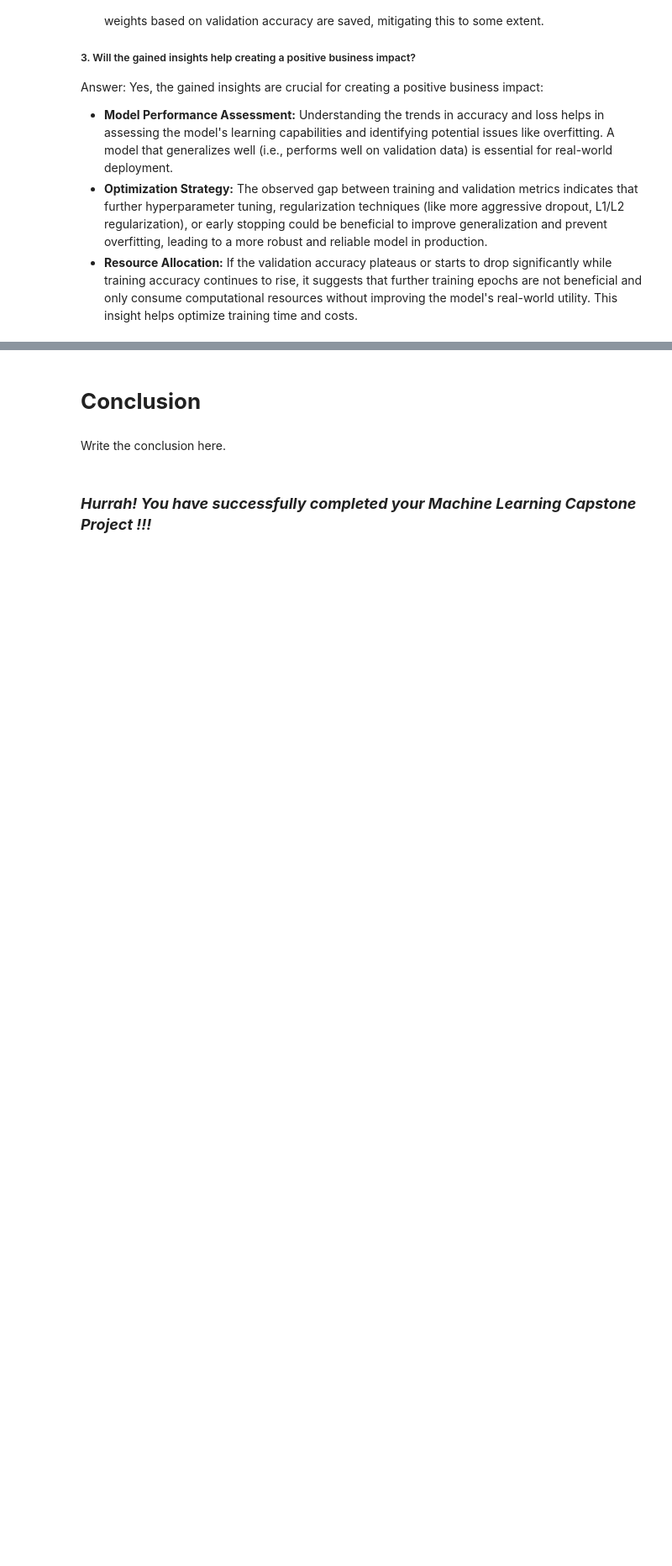
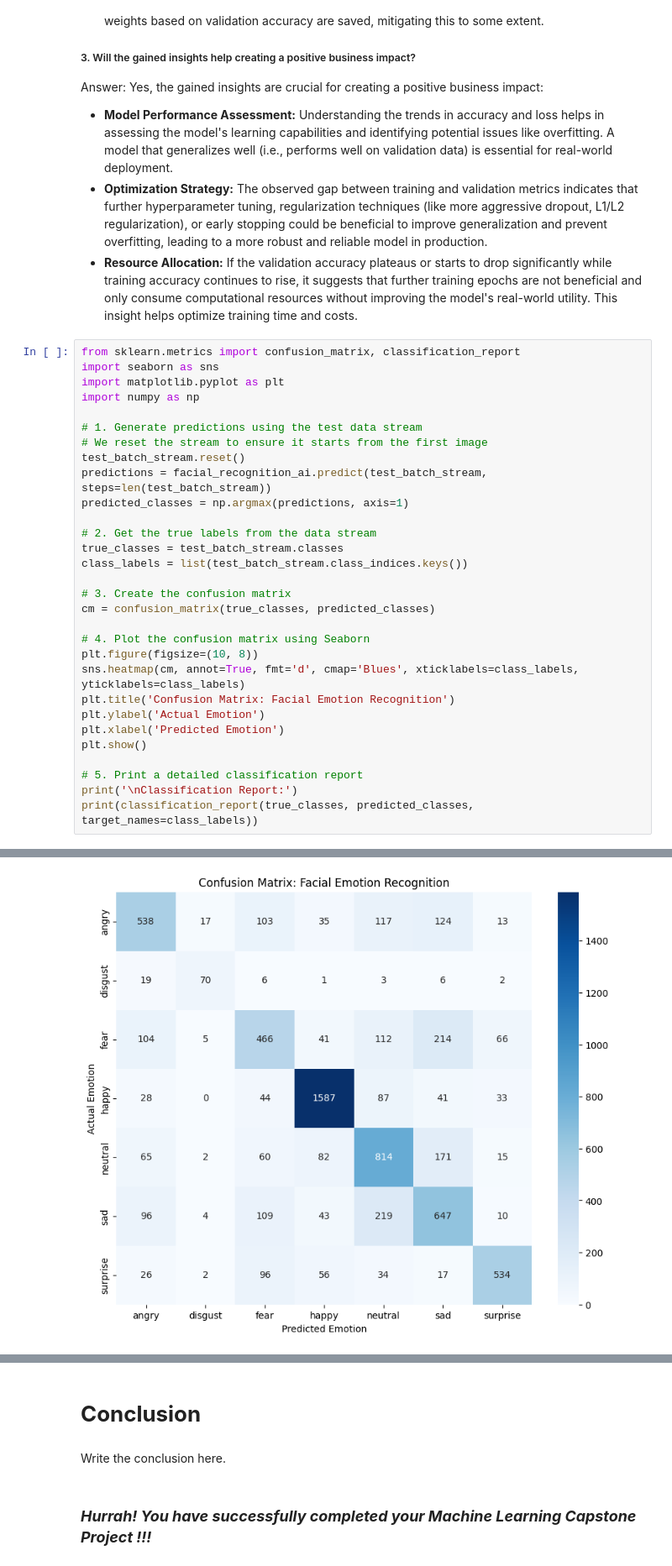
Before and after one commit to amol004/DeepFER-Facial-Emotion-Recognition-Using-Deep-Learning, a Jupyter notebook: DeepFER_Facial_Emotion_Recognition_Using_Deep_Learning.ipynb, the cells around one changed output, grey strips where cells are left out. Shown at 84% size. Saved outputs shown, nothing was run; the diff lists cells and outputs as text; blank space fills up the shorter version.

```diff
--- a/DeepFER_Facial_Emotion_Recognition_Using_Deep_Learning.ipynb
+++ b/DeepFER_Facial_Emotion_Recognition_Using_Deep_Learning.ipynb
@@ -992,3 +967,34 @@ Answer: Yes, the gained insights are crucial for creating a positive business im
 *   **Model Performance Assessment:** Understanding the trends in accuracy and loss helps in assessing the model's learning capabilities and identifying potential issues like overfitting. A model that generalizes well (i.e., performs well on validation data) is essential for real-world deployment.
 *   **Optimization Strategy:** The observed gap between training and validation metrics indicates that further hyperparameter tuning, regularization techniques (like more aggressive dropout, L1/L2 regularization), or early stopping could be beneficial to improve generalization and prevent overfitting, leading to a more robust and reliable model in production.
 *   **Resource Allocation:** If the validation accuracy plateaus or starts to drop significantly while training accuracy continues to rise, it suggests that further training epochs are not beneficial and only consume computational resources without improving the model's real-world utility. This insight helps optimize training time and costs.
+# %%
+from sklearn.metrics import confusion_matrix, classification_report
+import seaborn as sns
+import matplotlib.pyplot as plt
+import numpy as np
+
+# 1. Generate predictions using the test data stream
+# We reset the stream to ensure it starts from the first image
+test_batch_stream.reset()
+predictions = facial_recognition_ai.predict(test_batch_stream, steps=len(test_batch_stream))
+predicted_classes = np.argmax(predictions, axis=1)
+
+# 2. Get the true labels from the data stream
+true_classes = test_batch_stream.classes
+class_labels = list(test_batch_stream.class_indices.keys())
+
+# 3. Create the confusion matrix
+cm = confusion_matrix(true_classes, predicted_classes)
+
+# 4. Plot the confusion matrix using Seaborn
+plt.figure(figsize=(10, 8))
+sns.heatmap(cm, annot=True, fmt='d', cmap='Blues', xticklabels=class_labels, yticklabels=class_labels)
+plt.title('Confusion Matrix: Facial Emotion Recognition')
+plt.ylabel('Actual Emotion')
+plt.xlabel('Predicted Emotion')
+plt.show()
+
+# 5. Print a detailed classification report
+print('\nClassification Report:')
+print(classification_report(true_classes, predicted_classes, target_names=class_labels))
+# %% [output]
@@ -994,0 +1002 @@ Answer: Yes, the gained insights are crucial for creating a positive business im
+[figure, added]
```
Also changed, not shown: parts of 6 cells of this notebook.
